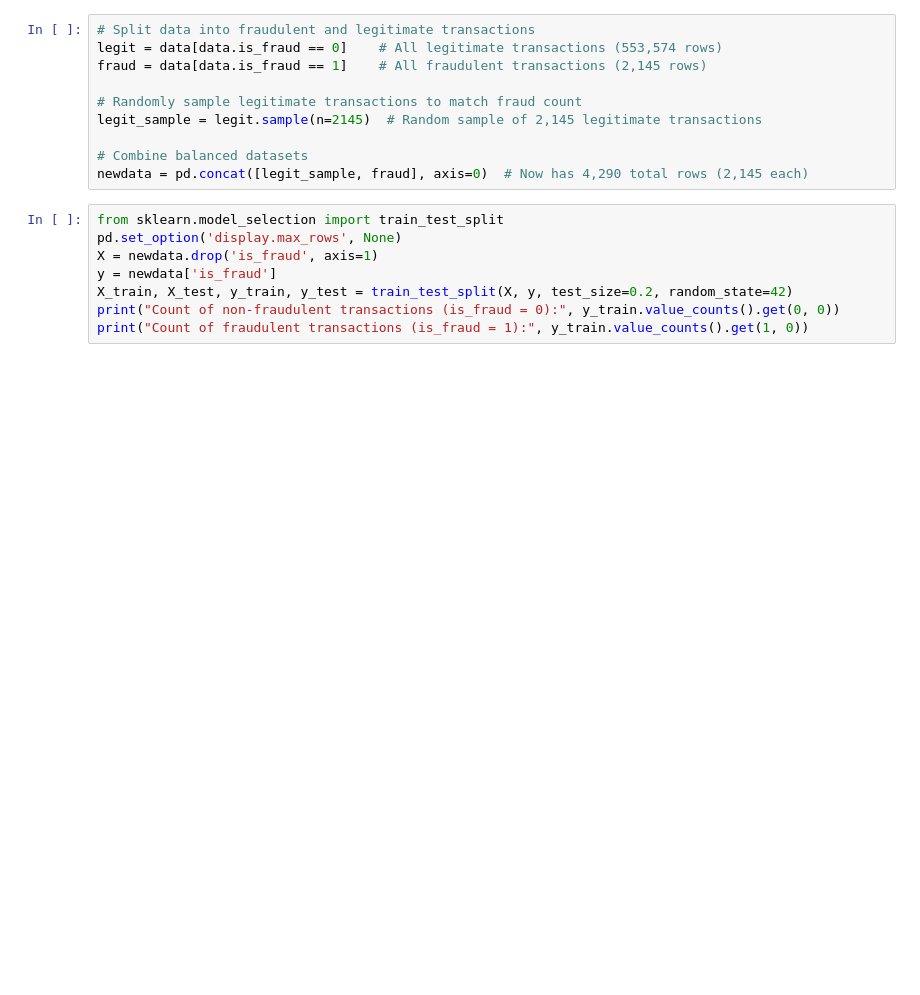
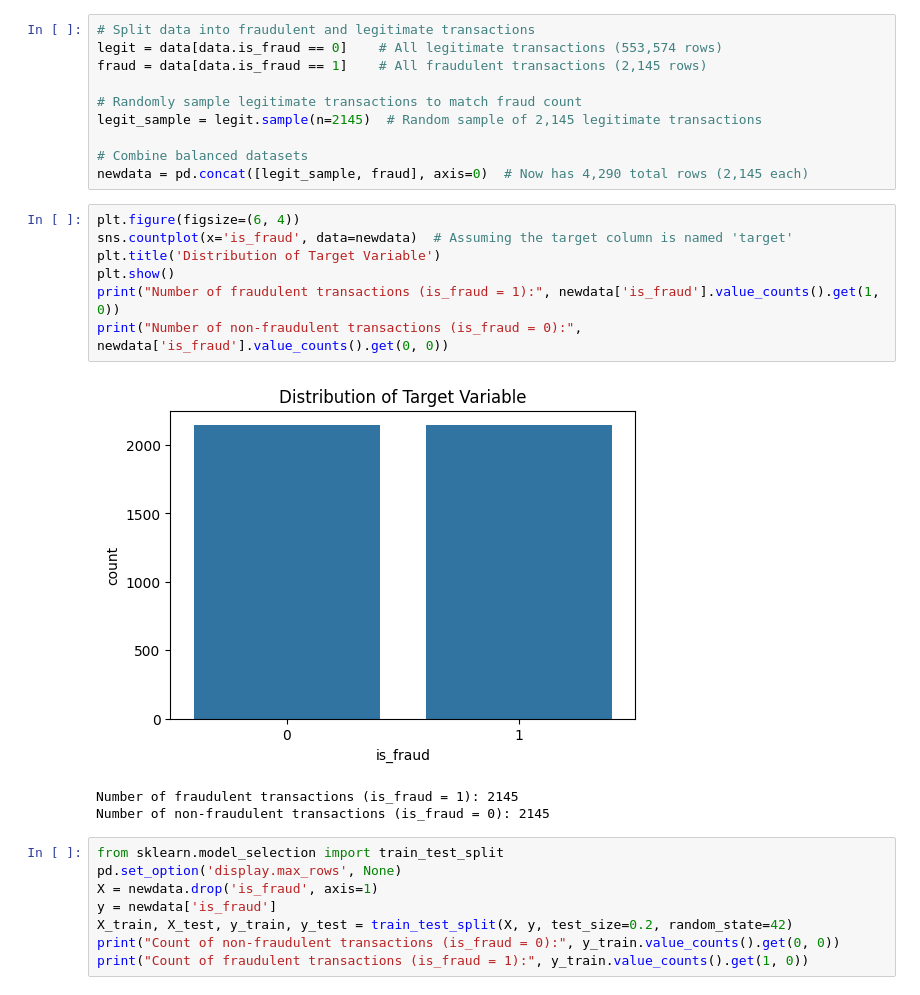
Before and after one commit to naifqarni/credit_card_fraud_detection, a Jupyter notebook: project_notbook.ipynb, the cells around one changed output. Cells and saved outputs as stored; diff of their text form; blank space fills up the shorter version.

```diff
--- a/project_notbook.ipynb
+++ b/project_notbook.ipynb
@@ -151,6 +151,17 @@ legit_sample = legit.sample(n=2145)  # Random sample of 2,145 legitimate transac
 
 # Combine balanced datasets
 newdata = pd.concat([legit_sample, fraud], axis=0)  # Now has 4,290 total rows (2,145 each)
+# %%
+plt.figure(figsize=(6, 4))
+sns.countplot(x='is_fraud', data=newdata)  # Assuming the target column is named 'target'
+plt.title('Distribution of Target Variable')
+plt.show()
+print("Number of fraudulent transactions (is_fraud = 1):", newdata['is_fraud'].value_counts().get(1, 0))
+print("Number of non-fraudulent transactions (is_fraud = 0):", newdata['is_fraud'].value_counts().get(0, 0))
+# %% [output]
+[figure, added]
+Number of fraudulent transactions (is_fraud = 1): 2145
+Number of non-fraudulent transactions (is_fraud = 0): 2145
 # %%
 from sklearn.model_selection import train_test_split
 pd.set_option('display.max_rows', None)
```
